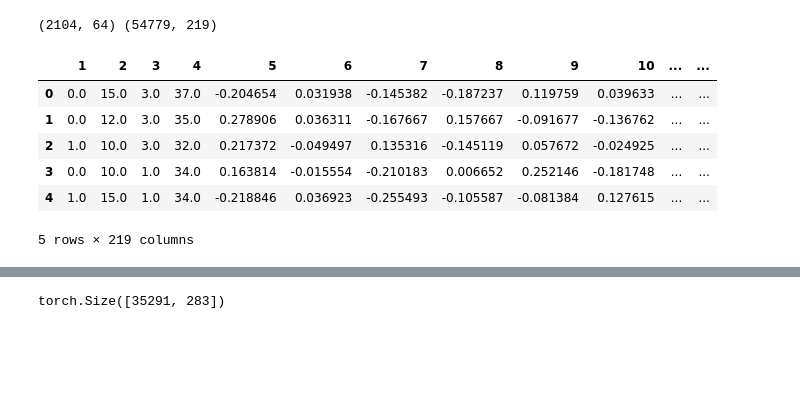
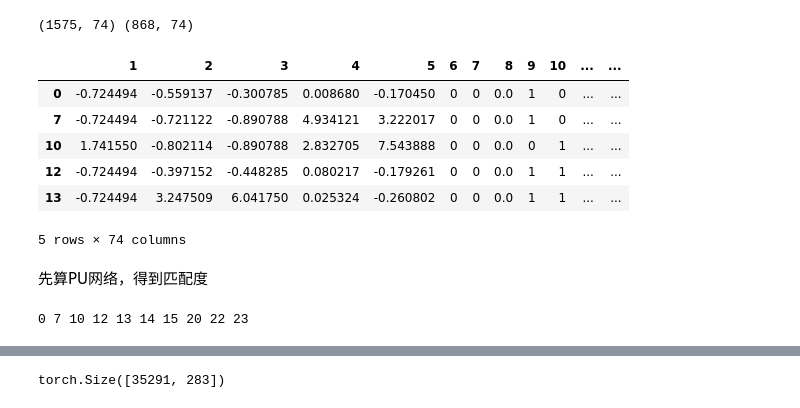
Before and after one commit to zzaiyan/D2L, a Jupyter notebook: data_trans.ipynb, the cells around one changed output, grey strips where cells are left out. Drawn from its saved outputs; the diff is of its cells as text; code cells hidden in the pictures; blank space fills up the shorter version.

```diff
--- a/data_trans.ipynb
+++ b/data_trans.ipynb
@@ -24,6 +50,3 @@ len(rec_id)
-# %%
-for i in tqdm(df_map.index):
-  raw_pid = df_map.loc[i,'PERSON_ID']
-  df_map.loc[i,'PERSON_ID'] = per_id[raw_pid]
-  raw_rid = df_map.loc[i,'RECRUIT_ID']
-  df_map.loc[i,'RECRUIT_ID'] = rec_id[raw_rid]
+# %%
+for i in range(74):
+  print(f'{i} ',end='')
@@ -49,19 +56,0 @@ df_map
-# %%
-# 读取嵌入数据
-emb_job = pd.read_csv('./embedding_recruit.txt',sep=' ',header=None,na_values=[])
-emb_job.drop(columns=[0,65],inplace=True)
-emb_per = pd.read_csv('./embedding_person.txt',sep=' ',header=None,na_values=[])
-emb_per.drop(columns=[0,220],inplace=True)
-print(emb_job.shape, emb_per.shape)
-# %% [output]
-(2104, 64) (54779, 219)
-# %%
-emb_per.head()
-# %% [output]
-|  | 1 | 2 | 3 | 4 | 5 | 6 | 7 | 8 | 9 | 10 | ... | ... |
-| 0 | 0.0 | 15.0 | 3.0 | 37.0 | -0.204654 | 0.031938 | -0.145382 | -0.187237 | 0.119759 | 0.039633 | ... | ... |
-| 1 | 0.0 | 12.0 | 3.0 | 35.0 | 0.278906 | 0.036311 | -0.167667 | 0.157667 | -0.091677 | -0.136762 | ... | ... |
-| 2 | 1.0 | 10.0 | 3.0 | 32.0 | 0.217372 | -0.049497 | 0.135316 | -0.145119 | 0.057672 | -0.024925 | ... | ... |
-| 3 | 0.0 | 10.0 | 1.0 | 34.0 | 0.163814 | -0.015554 | -0.210183 | 0.006652 | 0.252146 | -0.181748 | ... | ... |
-| 4 | 1.0 | 15.0 | 1.0 | 34.0 | -0.218846 | 0.036923 | -0.255493 | -0.105587 | -0.081384 | 0.127615 | ... | ... |
-5 rows × 219 columns
@@ -72,0 +57,27 @@ def get_input(per_id, job_id):
+# %%
+# 属性嵌入，这里的序号是0~N-1
+a_emb_job = pd.read_csv('./attribute_embedding_position.txt',sep=' ',index_col=0,header=None,na_values=[])
+a_emb_per = pd.read_csv('./attribute_embedding_user.txt',sep=' ',index_col=0,header=None,na_values=[])
+a_emb_per.index = [per_id(i) for i in range(868)]
+print(a_emb_job.shape, a_emb_per.shape)
+a_emb_per.head()
+# %% [output]
+(1575, 74) (868, 74)
+|  | 1 | 2 | 3 | 4 | 5 | 6 | 7 | 8 | 9 | 10 | ... | ... |
+| 0 | -0.724494 | -0.559137 | -0.300785 | 0.008680 | -0.170450 | 0 | 0 | 0.0 | 1 | 0 | ... | ... |
+| 7 | -0.724494 | -0.721122 | -0.890788 | 4.934121 | 3.222017 | 0 | 0 | 0.0 | 1 | 0 | ... | ... |
+| 10 | 1.741550 | -0.802114 | -0.890788 | 2.832705 | 7.543888 | 0 | 0 | 0.0 | 0 | 1 | ... | ... |
+| 12 | -0.724494 | -0.397152 | -0.448285 | 0.080217 | -0.179261 | 0 | 0 | 0.0 | 1 | 1 | ... | ... |
+| 13 | -0.724494 | 3.247509 | 6.041750 | 0.025324 | -0.260802 | 0 | 0 | 0.0 | 1 | 1 | ... | ... |
+5 rows × 74 columns
+# %% [markdown]
+先算PU网络，得到匹配度
+# %%
+no_fw = pd.read_csv('./no_fw.csv',index_col=0)
+def per_id(x):
+  return no_fw.iloc[x,0]
+
+for i in range(10):
+  print(per_id(i),end=' ')
+# %% [output]
+0 7 10 12 13 14 15 20 22 23
```
Also changed, not shown: parts of 16 cells of this notebook, 4 other files.
